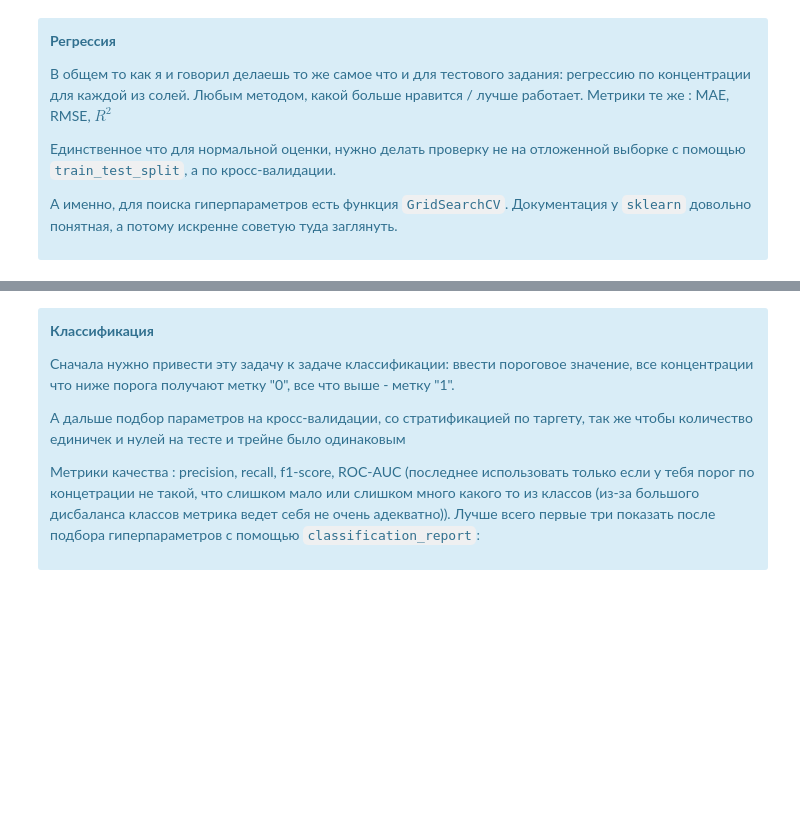
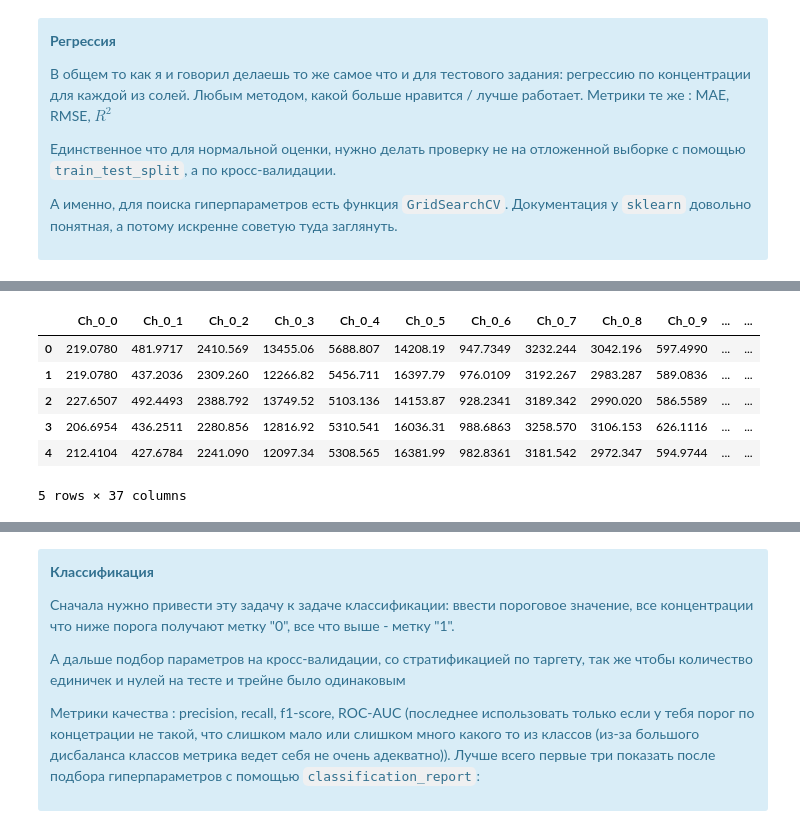
Before and after one commit to andrew3203/wastewater, a Jupyter notebook: notebooks/peecup/1.0-kad-test-task.ipynb, the cells around one changed output, grey strips where cells are left out. Saved outputs shown, nothing was run; the diff lists cells and outputs as text; code cells hidden in the pictures; blank space fills up the shorter version.

```diff
--- a/notebooks/peecup/1.0-kad-test-task.ipynb
+++ b/notebooks/peecup/1.0-kad-test-task.ipynb
@@ -15,0 +125,14 @@ import pandas as pd
+# %%
+CL_DF = pd.read_csv('../../data/interim/CL_12_11.csv')
+CL_DF['concentration'] = np.arange(0.050, 5.01 ,0.050)
+CL_DF = CL_DF.drop(['Id', 'CreationStamp', 'Dataset', 'Description'], axis=1)
+CL_DF = CL_DF.dropna()
+CL_DF.head()
+# %% [output]
+|  | Ch_0_0 | Ch_0_1 | Ch_0_2 | Ch_0_3 | Ch_0_4 | Ch_0_5 | Ch_0_6 | Ch_0_7 | Ch_0_8 | Ch_0_9 | ... | ... |
+| 0 | 219.0780 | 481.9717 | 2410.569 | 13455.06 | 5688.807 | 14208.19 | 947.7349 | 3232.244 | 3042.196 | 597.4990 | ... | ... |
+| 1 | 219.0780 | 437.2036 | 2309.260 | 12266.82 | 5456.711 | 16397.79 | 976.0109 | 3192.267 | 2983.287 | 589.0836 | ... | ... |
+| 2 | 227.6507 | 492.4493 | 2388.792 | 13749.52 | 5103.136 | 14153.87 | 928.2341 | 3189.342 | 2990.020 | 586.5589 | ... | ... |
+| 3 | 206.6954 | 436.2511 | 2280.856 | 12816.92 | 5310.541 | 16036.31 | 988.6863 | 3258.570 | 3106.153 | 626.1116 | ... | ... |
+| 4 | 212.4104 | 427.6784 | 2241.090 | 12097.34 | 5308.565 | 16381.99 | 982.8361 | 3181.542 | 2972.347 | 594.9744 | ... | ... |
+5 rows × 37 columns
```
Also changed, not shown: parts of 10 cells of this notebook, 1 other file.
